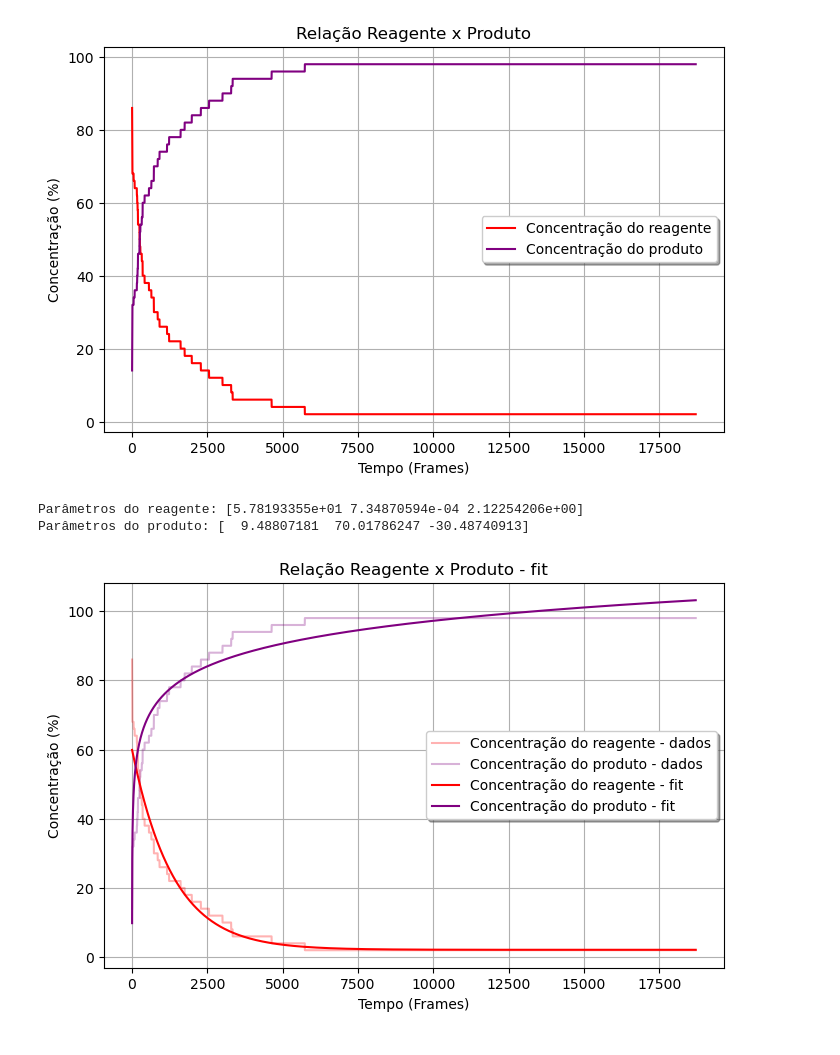
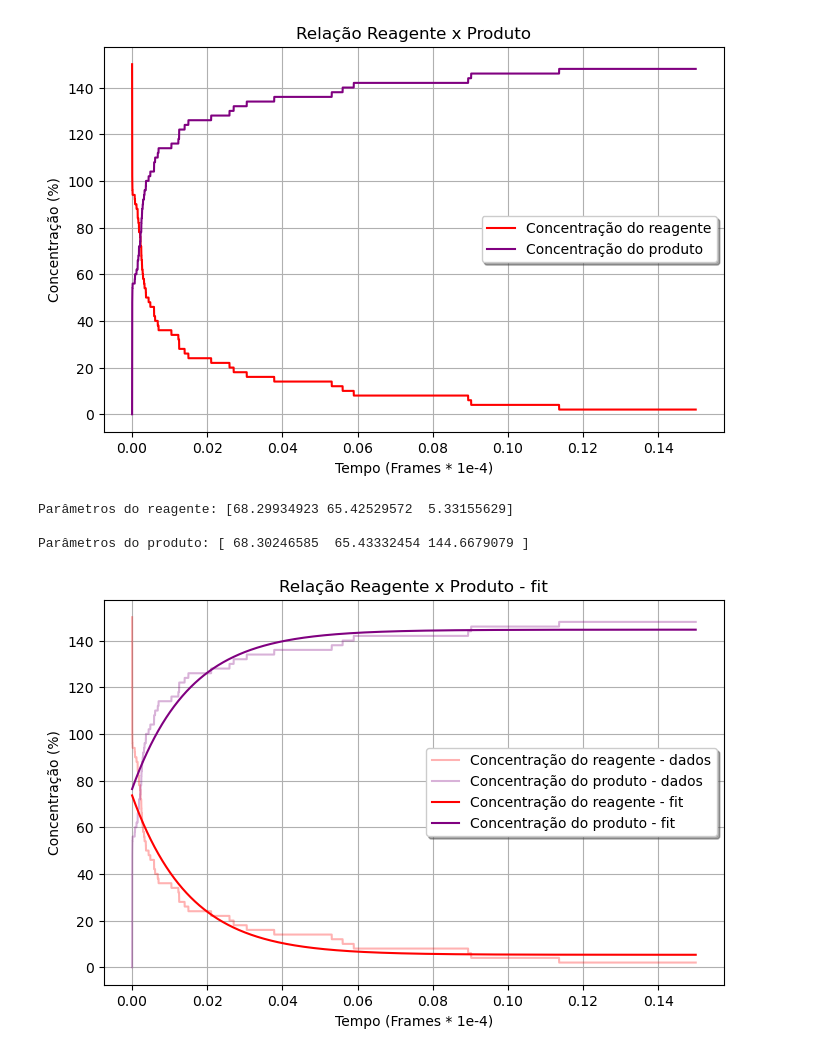
Before and after one commit to alicevk/cinetica-quimica, a Jupyter notebook: graficos.ipynb, the cells around one changed output. Saved outputs shown, nothing was run; the diff lists cells and outputs as text; code cells hidden in the pictures.

Commit message:
Adiciona fitting funcionando, dados de 3 concentrações

```diff
--- a/graficos.ipynb
+++ b/graficos.ipynb
@@ -6,7 +6,7 @@ import matplotlib.pyplot as plt
 from scipy import optimize
 # %%
 # ---------------------------- Importando os dados --------------------------- #
-df1 = pd.read_csv('dadosConcentracao100.csv', header=None)
+df1 = pd.read_csv('dadosConcentracao.csv', header=None)
 
 df1
 # %% [output]
@@ -26,24 +26,16 @@ df1
 # %%
 # ------------------------- Igualando as porcentagens ------------------------ #
-eixo_x = np.array(df1.iloc[1:18716, 0].tolist(), dtype=np.float128)
+eixo_x = np.array(df1[0], dtype=np.float128) * 1e-5
 
-eixo_y1 = np.array(df1.iloc[1:18716, 1].tolist(), dtype=np.float128)
-eixo_y2 = df1.iloc[1:18716, 2].tolist()
-
-eixo_y2c = []
-
-for i in eixo_y2:
-    c = i*2
-    eixo_y2c.append(c)
-
-eixo_y2 = np.array(eixo_y2c, dtype=np.float128)
+eixo_y1 = np.array(df1[1], dtype=np.float128)
+eixo_y2 = 2 * np.array(df1[2], dtype=np.float128)
 # %%
 # ---------------------- Plotando os dados da simulação ---------------------- #
 plt.figure(figsize=(8,5))
 
 plt.title('Relação Reagente x Produto')
 
-plt.xlabel('Tempo (Frames)')
+plt.xlabel('Tempo (Frames * 1e-4)')
 plt.ylabel('Concentração (%)')
 
 plt.plot(eixo_x, eixo_y1, label='Concentração do reagente', color='red')
@@ -53,39 +45,40 @@ plt.legend(loc='best', fancybox=True, shadow=True)
 plt.grid()
 plt.show()
 # %% [output]
-[figure, old version]
+[figure, new version]
 # %%
 # --------- Encontrando os parâmetros da função descrita pelos dados --------- #
-def exp(x, a, b, c):
+def supReag(x, a, b, c):
     return a * np.exp(-b * x) + c
 
-def log(x, a, b, c):
-    return a * np.log(b * x) + c
+def supProd(x, a, b, c):
+    return a * (- np.exp(-b * x)) + c
 
-params1, _ = optimize.curve_fit(exp, eixo_x, eixo_y1)
-params2, _ = optimize.curve_fit(log, eixo_x, eixo_y2)
+params1, _ = optimize.curve_fit(supReag, eixo_x, eixo_y1)
+params2, _ = optimize.curve_fit(supProd, eixo_x, eixo_y2)
 
-print("Parâmetros do reagente:", params1, "\nParâmetros do produto:",  params2)
+print("Parâmetros do reagente:", params1, "\n\nParâmetros do produto:",  params2)
 # %% [output]
-Parâmetros do reagente: [5.78193355e+01 7.34870594e-04 2.12254206e+00]
-Parâmetros do produto: [  9.48807181  70.01786247 -30.48740913]
+Parâmetros do reagente: [68.29934923 65.42529572  5.33155629]
+
+Parâmetros do produto: [ 68.30246585  65.43332454 144.6679079 ]
 # %%
 # --------------- Plotando interpolação dos dados da simulação --------------- #
 plt.figure(figsize=(8,5))
 
 plt.title('Relação Reagente x Produto - fit')
 
-plt.xlabel('Tempo (Frames)')
+plt.xlabel('Tempo (Frames * 1e-4)')
 plt.ylabel('Concentração (%)')
 
 plt.plot(eixo_x, eixo_y1, label='Concentração do reagente - dados', color='red', alpha=.3)
 plt.plot(eixo_x, eixo_y2, label='Concentração do produto - dados', color='purple', alpha=.3)
 
-plt.plot(eixo_x, exp(eixo_x, *params1), label="Concentração do reagente - fit", color='red')
-plt.plot(eixo_x, log(eixo_x, *params2), label="Concentração do produto - fit", color='purple')
+plt.plot(eixo_x, supReag(eixo_x, *params1), label="Concentração do reagente - fit", color='red')
+plt.plot(eixo_x, supProd(eixo_x, *params2), label="Concentração do produto - fit", color='purple')
 
 plt.legend(loc='best', fancybox=True, shadow=True)
 plt.grid()
 plt.show()
 # %% [output]
-[figure, old version]
+[figure, new version]
```
Also changed, not shown: parts of 1 cell of this notebook, 4 other files.
